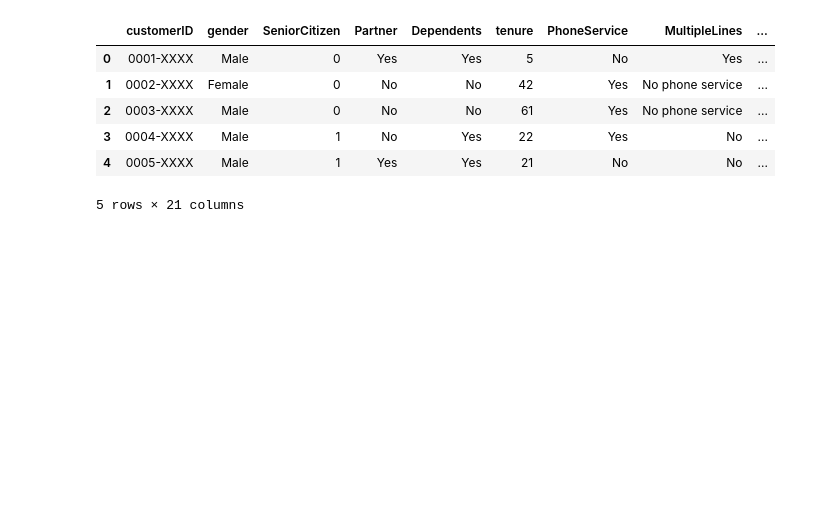
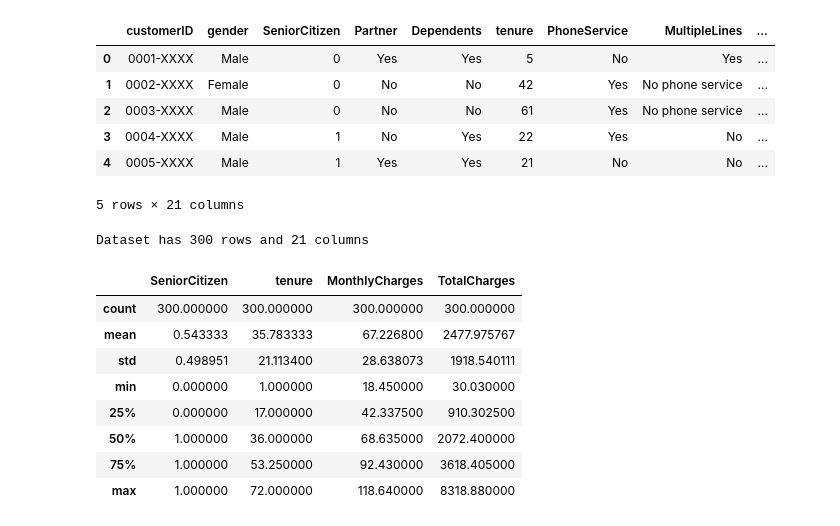
Before and after one commit to bharathkrishna711-lab/customer-churn-prediction, a Jupyter notebook: notebooks/01_eda.ipynb, the cells around one changed output. Saved outputs shown, nothing was run; the diff lists cells and outputs as text; code cells hidden in the pictures; blank space fills up the shorter version.

```diff
--- a/notebooks/01_eda.ipynb
+++ b/notebooks/01_eda.ipynb
@@ -16,3 +18,20 @@ df.head()
 | 3 | 0004-XXXX | Male | 1 | No | Yes | 22 | Yes | No | ... |
 | 4 | 0005-XXXX | Male | 1 | Yes | Yes | 21 | No | No | ... |
 5 rows × 21 columns
+# %%
+#checking the no:of rows and columns of the dataset
+print(f"Dataset has {df.shape[0]} rows and {df.shape[1]} columns")
+# %% [output]
+Dataset has 300 rows and 21 columns
+# %%
+df.describe()
+# %% [output]
+|  | SeniorCitizen | tenure | MonthlyCharges | TotalCharges |
+| count | 300.000000 | 300.000000 | 300.000000 | 300.000000 |
+| mean | 0.543333 | 35.783333 | 67.226800 | 2477.975767 |
+| std | 0.498951 | 21.113400 | 28.638073 | 1918.540111 |
+| min | 0.000000 | 1.000000 | 18.450000 | 30.030000 |
+| 25% | 0.000000 | 17.000000 | 42.337500 | 910.302500 |
+| 50% | 1.000000 | 36.000000 | 68.635000 | 2072.400000 |
+| 75% | 1.000000 | 53.250000 | 92.430000 | 3618.405000 |
+| max | 1.000000 | 72.000000 | 118.640000 | 8318.880000 |
```
Also changed, not shown: parts of 26 cells of this notebook.
